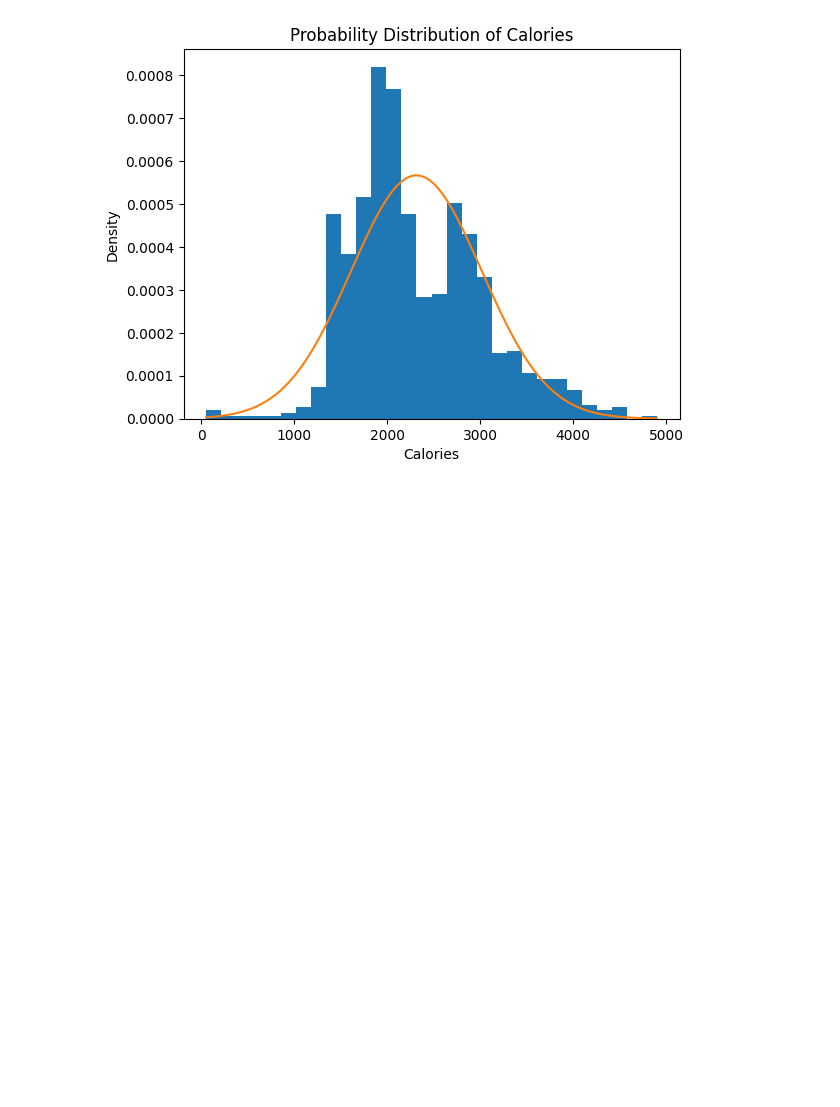
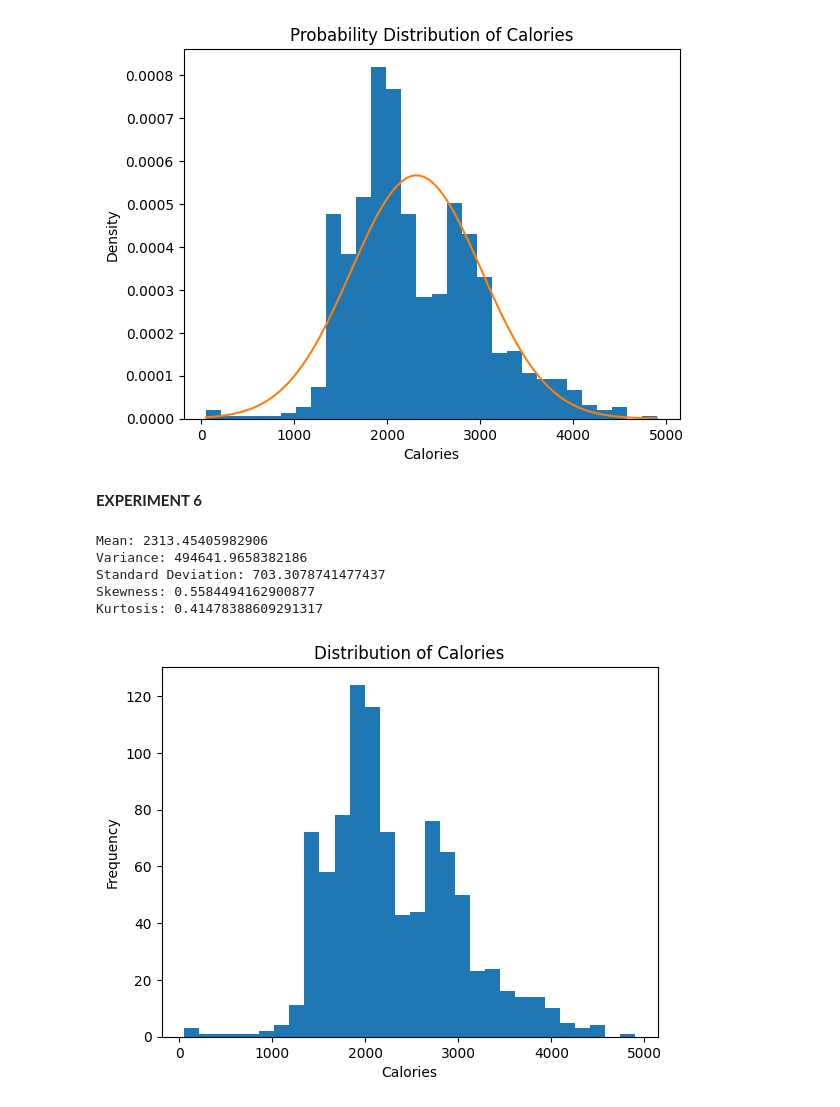
Before and after one commit to le-Affan/data-analytics-mini-project, a Jupyter notebook: src/main.ipynb, the cells around one changed output. Drawn from its saved outputs; the diff is of its cells as text; code cells hidden in the pictures; blank space fills up the shorter version.

Commit message:
experiment 6 added

```diff
--- a/src/main.ipynb
+++ b/src/main.ipynb
@@ -305,3 +305,39 @@ plt.show()
 Mean: 2313.45405982906
 Std Dev: 703.6838741073205
 [figure]
+# %% [markdown]
+**EXPERIMENT 6**
+# %%
+import numpy as np
+from scipy.stats import skew, kurtosis
+import matplotlib.pyplot as plt
+
+# use Calories
+data = df['Calories']
+
+# stats
+mean = np.mean(data)
+variance = np.var(data)
+std_dev = np.std(data)
+skewness = skew(data)
+kurt = kurtosis(data)
+
+print("Mean:", mean)
+print("Variance:", variance)
+print("Standard Deviation:", std_dev)
+print("Skewness:", skewness)
+print("Kurtosis:", kurt)
+
+# plot
+plt.hist(data, bins=30)
+plt.title("Distribution of Calories")
+plt.xlabel("Calories")
+plt.ylabel("Frequency")
+plt.show()
+# %% [output]
+Mean: 2313.45405982906
+Variance: 494641.9658382186
+Standard Deviation: 703.3078741477437
+Skewness: 0.5584494162900877
+Kurtosis: 0.41478388609291317
+[figure, added]
```
